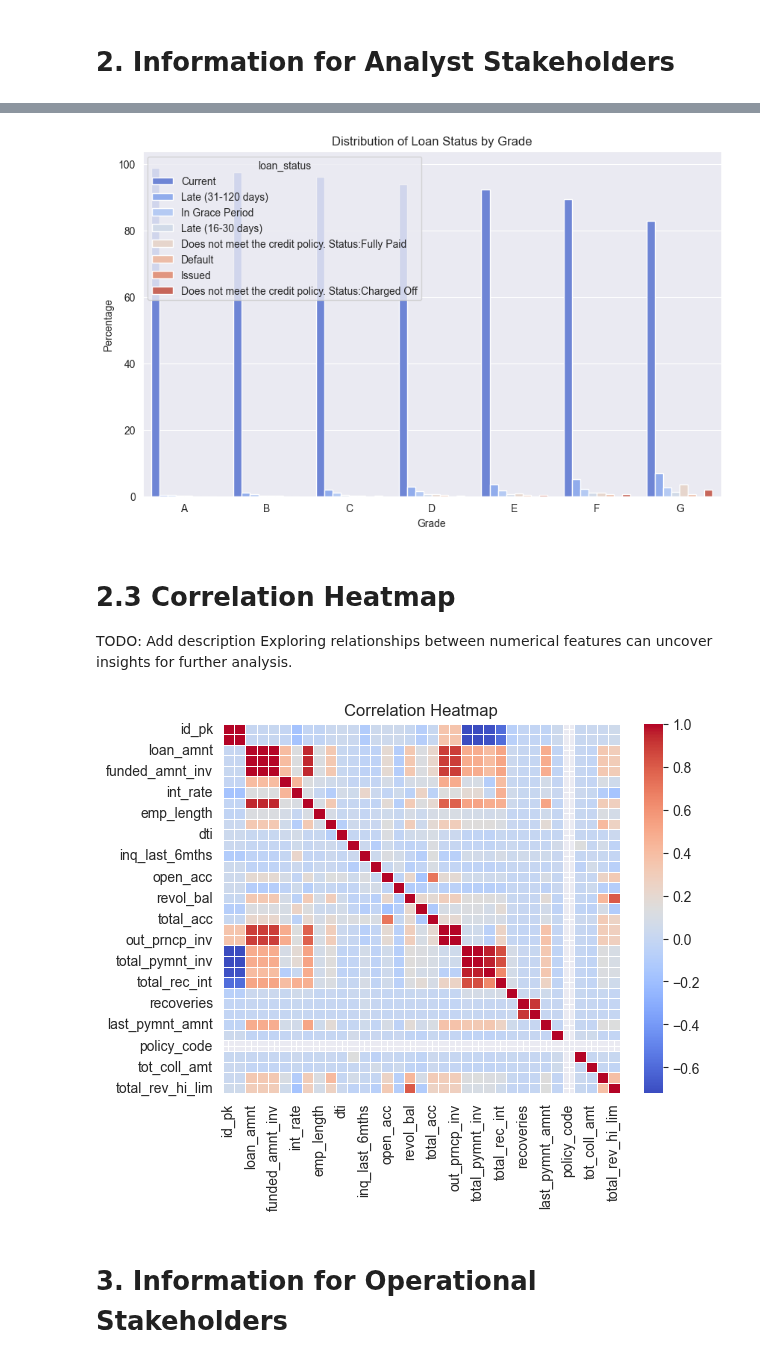
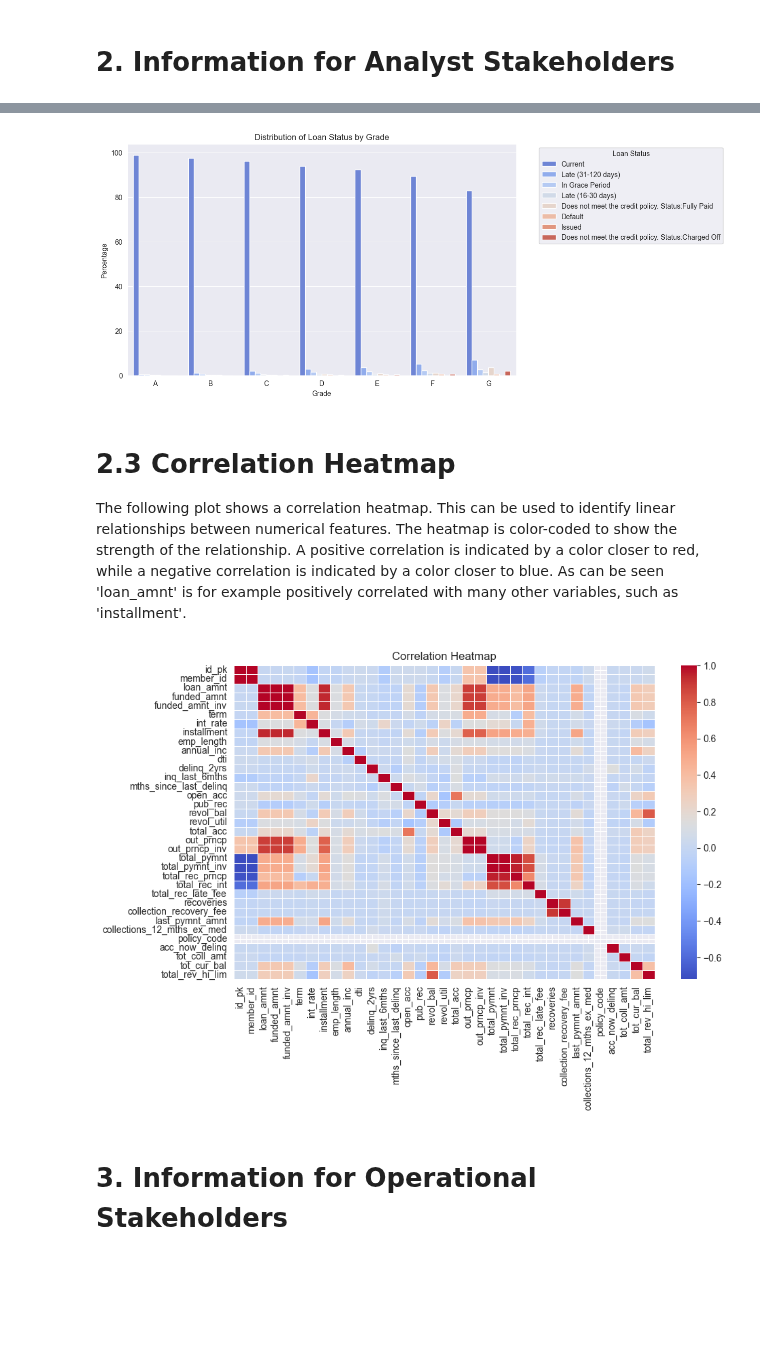
Before and after one commit to ykipfer/data_wrangling_testat, a Jupyter notebook: dq_visualisation.ipynb, the cells around one changed output, grey strips where cells are left out. Cells and saved outputs as stored; diff of their text form; code cells hidden in the pictures; blank space fills up the shorter version.

```diff
--- a/dq_visualisation.ipynb
+++ b/dq_visualisation.ipynb
@@ -9,6 +9,9 @@ import seaborn as sns
 # suppress warnings
 warnings.filterwarnings('ignore')
 
+# set plotsizes
+plt.rcParams['figure.figsize'] = (10, 6)
+
 # Load the dataset
 data = pd.read_csv('output/processed_data/1709976233_wrangled_loan_data.csv')
 # %% [markdown]
@@ -71,28 +81,26 @@ TODO: Add description
 # %%
 # Calculate the percentages
 loan_status_percentages = (data.groupby('grade')['loan_status'].value_counts(normalize=True) * 100).rename('percentage').reset_index()
 
-# Create the plot
-plt.figure(figsize=(10, 6))
 sns.barplot(data=loan_status_percentages, x='grade', y='percentage', hue='loan_status', palette='coolwarm')
 plt.title('Distribution of Loan Status by Grade')
 plt.xlabel('Grade')
 plt.ylabel('Percentage')
+plt.legend(title='Loan Status', bbox_to_anchor=(1.05, 1), loc='upper left')
 plt.show()
 # %% [output]
-[figure, old version]
+[figure, new version]
 # %% [markdown]
 # 2.3 Correlation Heatmap
-TODO: Add description
-Exploring relationships between numerical features can uncover insights for further analysis.
+The following plot shows a correlation heatmap. This can be used to identify linear relationships between numerical features. The heatmap is color-coded to show the strength of the relationship. A positive correlation is indicated by a color closer to red, while a negative correlation is indicated by a color closer to blue. As can be seen 'loan_amnt' is for example positively correlated with many other variables, such as 'installment'.
 # %%
 numerical_features = data.select_dtypes(include=['float64', 'int64'])
 correlation_matrix = numerical_features.corr()
-sns.heatmap(correlation_matrix, cmap='coolwarm', linewidths=.5)
+sns.heatmap(correlation_matrix, cmap='coolwarm', linewidths=.5, xticklabels=True, yticklabels=True)
 plt.title('Correlation Heatmap')
 plt.show()
 # %% [output]
-[figure, old version]
+[figure, new version]
 # %% [markdown]
 # 3. Information for Operational Stakeholders
 # %% [markdown]
```
Also changed, not shown: parts of 13 cells of this notebook.
